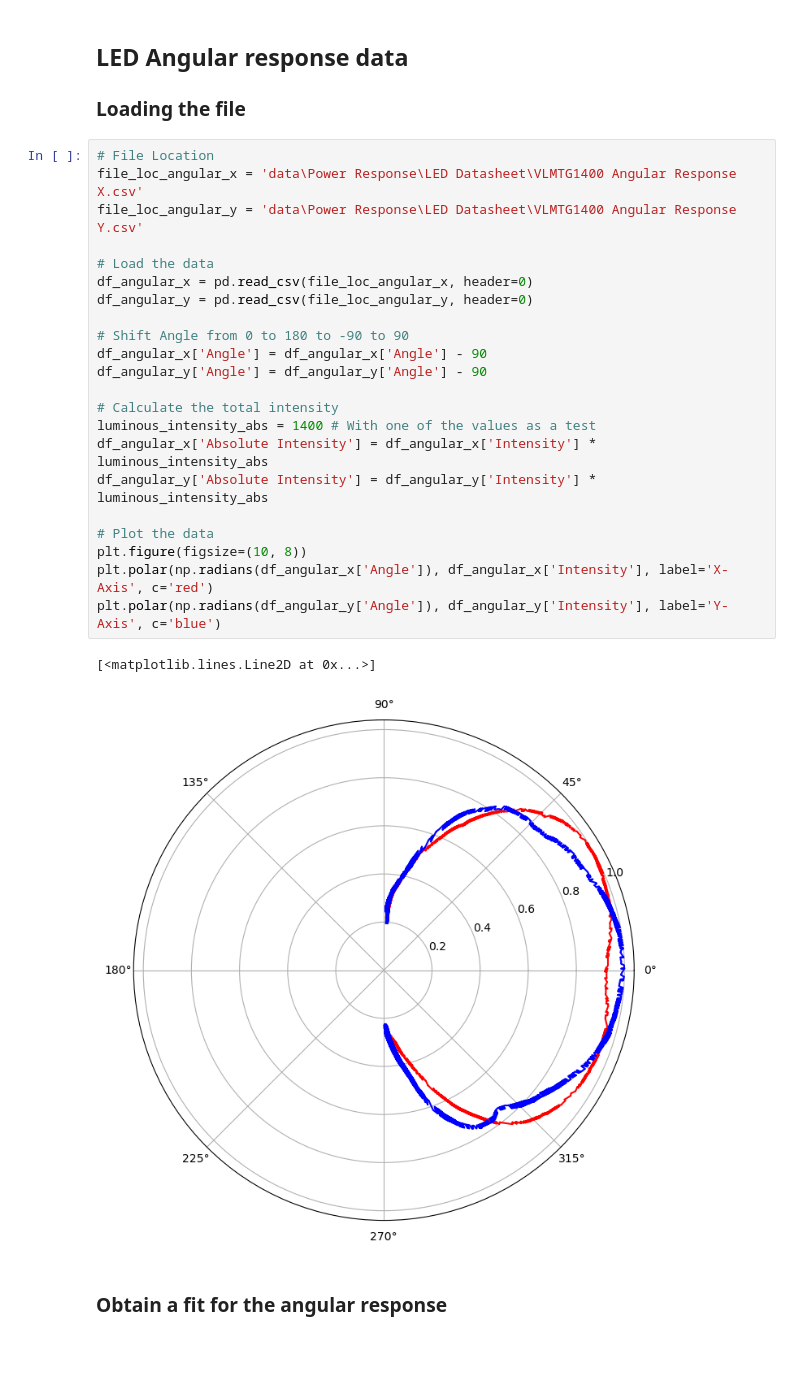
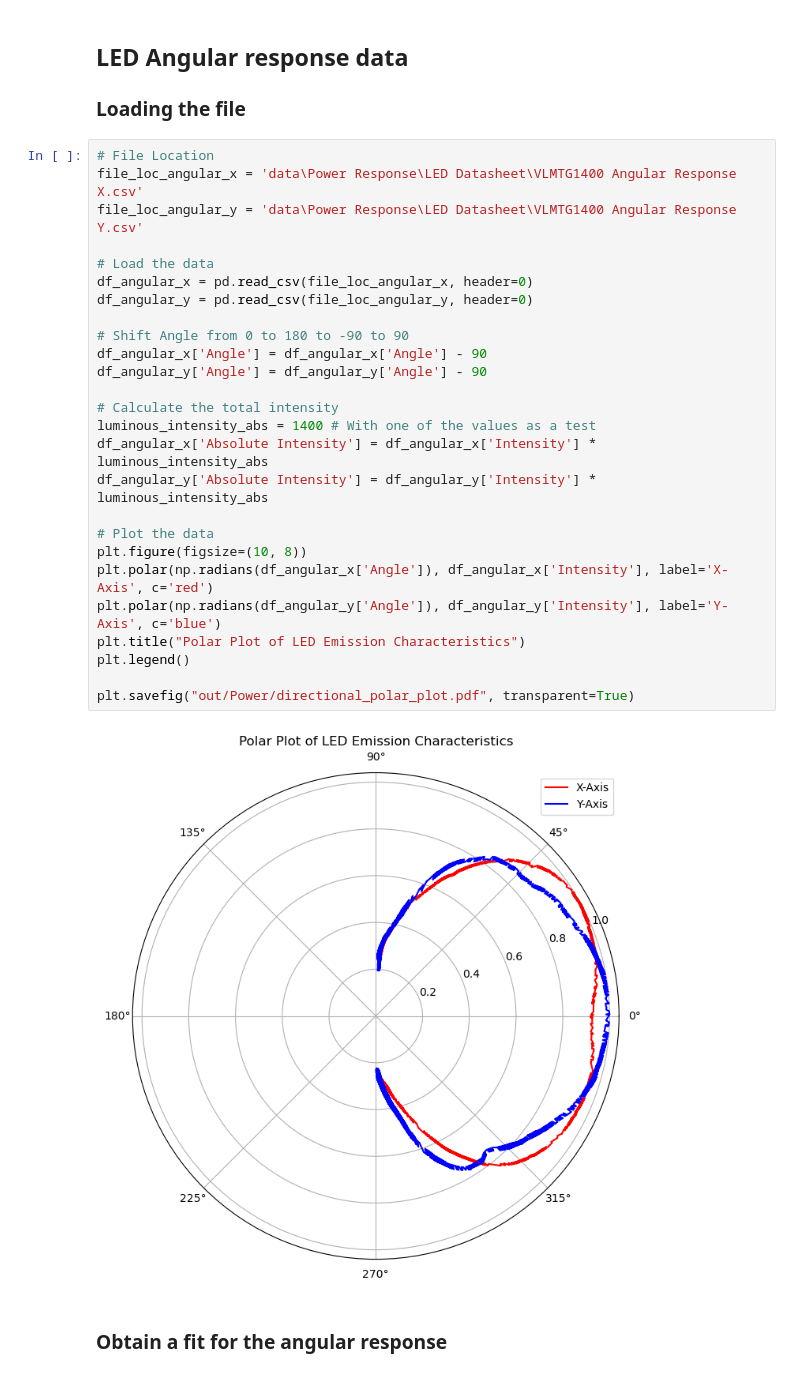
Before and after one commit to sainikhileshmurtyk/OENN-Analysis, a Jupyter notebook: Power and Response/2023-11-16 Power Analysis.ipynb, the cells around one changed output. Cells and saved outputs as stored; diff of their text form; blank space fills up the shorter version.

```diff
--- a/Power and Response/2023-11-16 Power Analysis.ipynb
+++ b/Power and Response/2023-11-16 Power Analysis.ipynb
@@ -165,28 +165,31 @@ plt.show()
 # %%
 # File Location
 file_loc_angular_x = 'data\Power Response\LED Datasheet\VLMTG1400 Angular Response X.csv'
 file_loc_angular_y = 'data\Power Response\LED Datasheet\VLMTG1400 Angular Response Y.csv'
 
 # Load the data
 df_angular_x = pd.read_csv(file_loc_angular_x, header=0)
 df_angular_y = pd.read_csv(file_loc_angular_y, header=0)
 
 # Shift Angle from 0 to 180 to -90 to 90
 df_angular_x['Angle'] = df_angular_x['Angle'] - 90
 df_angular_y['Angle'] = df_angular_y['Angle'] - 90
 
 # Calculate the total intensity
 luminous_intensity_abs = 1400 # With one of the values as a test
 df_angular_x['Absolute Intensity'] = df_angular_x['Intensity'] * luminous_intensity_abs
 df_angular_y['Absolute Intensity'] = df_angular_y['Intensity'] * luminous_intensity_abs
 
 # Plot the data
 plt.figure(figsize=(10, 8))
 plt.polar(np.radians(df_angular_x['Angle']), df_angular_x['Intensity'], label='X-Axis', c='red')
 plt.polar(np.radians(df_angular_y['Angle']), df_angular_y['Intensity'], label='Y-Axis', c='blue')
+plt.title("Polar Plot of LED Emission Characteristics")
+plt.legend()
+
+plt.savefig("out/Power/directional_polar_plot.pdf", transparent=True)
 # %% [output]
-[<matplotlib.lines.Line2D at 0x...>]
-[figure, old version]
+[figure, new version]
 # %% [markdown]
 ### Obtain a fit for the angular response
 # %%
```
Also changed, not shown: parts of 5 cells of this notebook.
